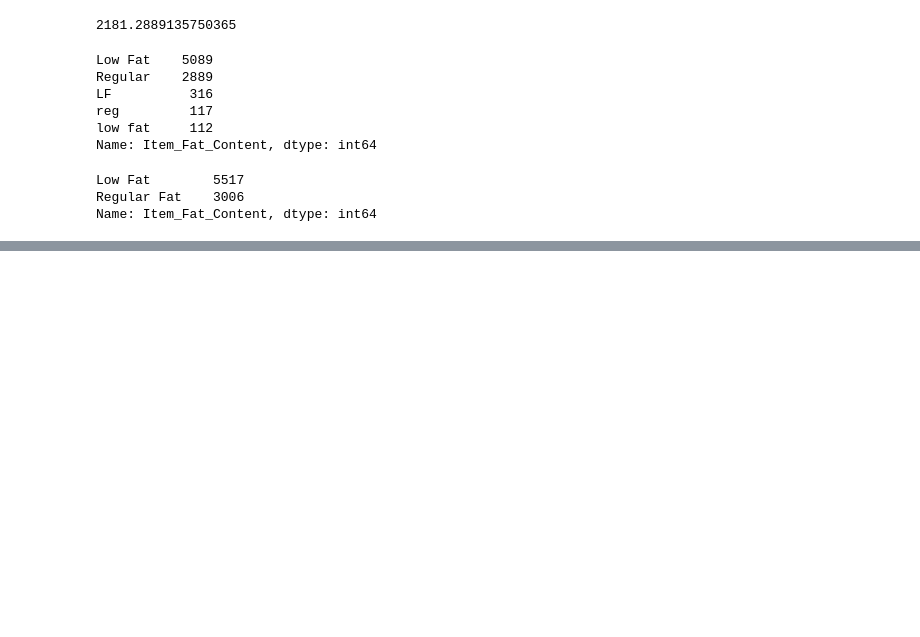
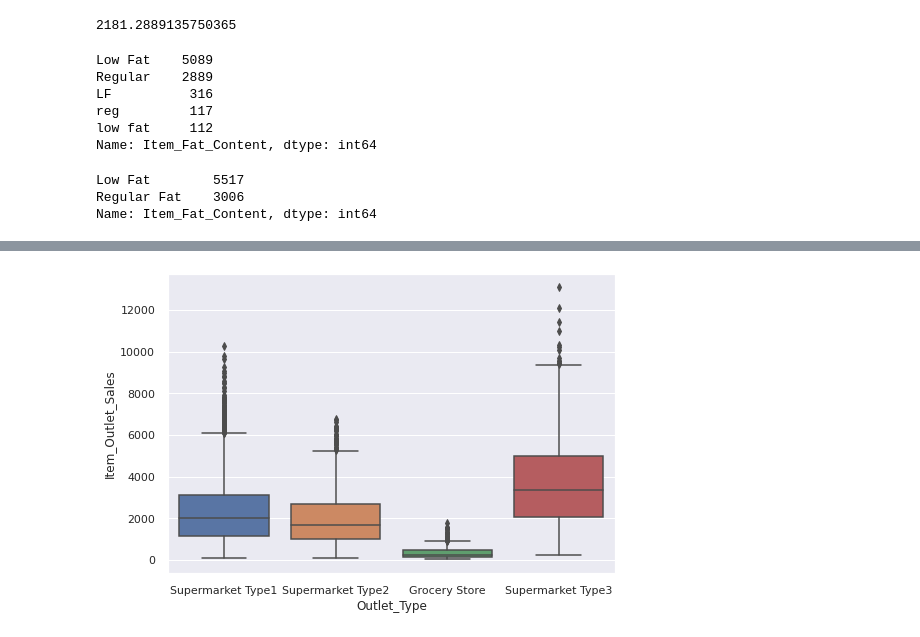
Before and after one commit to Sun-ny-A/food-sales-predictions, a Jupyter notebook: food_sales_predictions.ipynb, the cells around one changed output, grey strips where cells are left out. Saved outputs shown, nothing was run; the diff lists cells and outputs as text; code cells hidden in the pictures; blank space fills up the shorter version.

```diff
--- a/food_sales_predictions.ipynb
+++ b/food_sales_predictions.ipynb
@@ -195,0 +219,5 @@ df.head()
+# %%
+sns.boxplot(x = df['Outlet_Type'],
+            y = df['Item_Outlet_Sales']);
+# %% [output]
+[figure, added]
```
Also changed, not shown: parts of 4 cells of this notebook.
